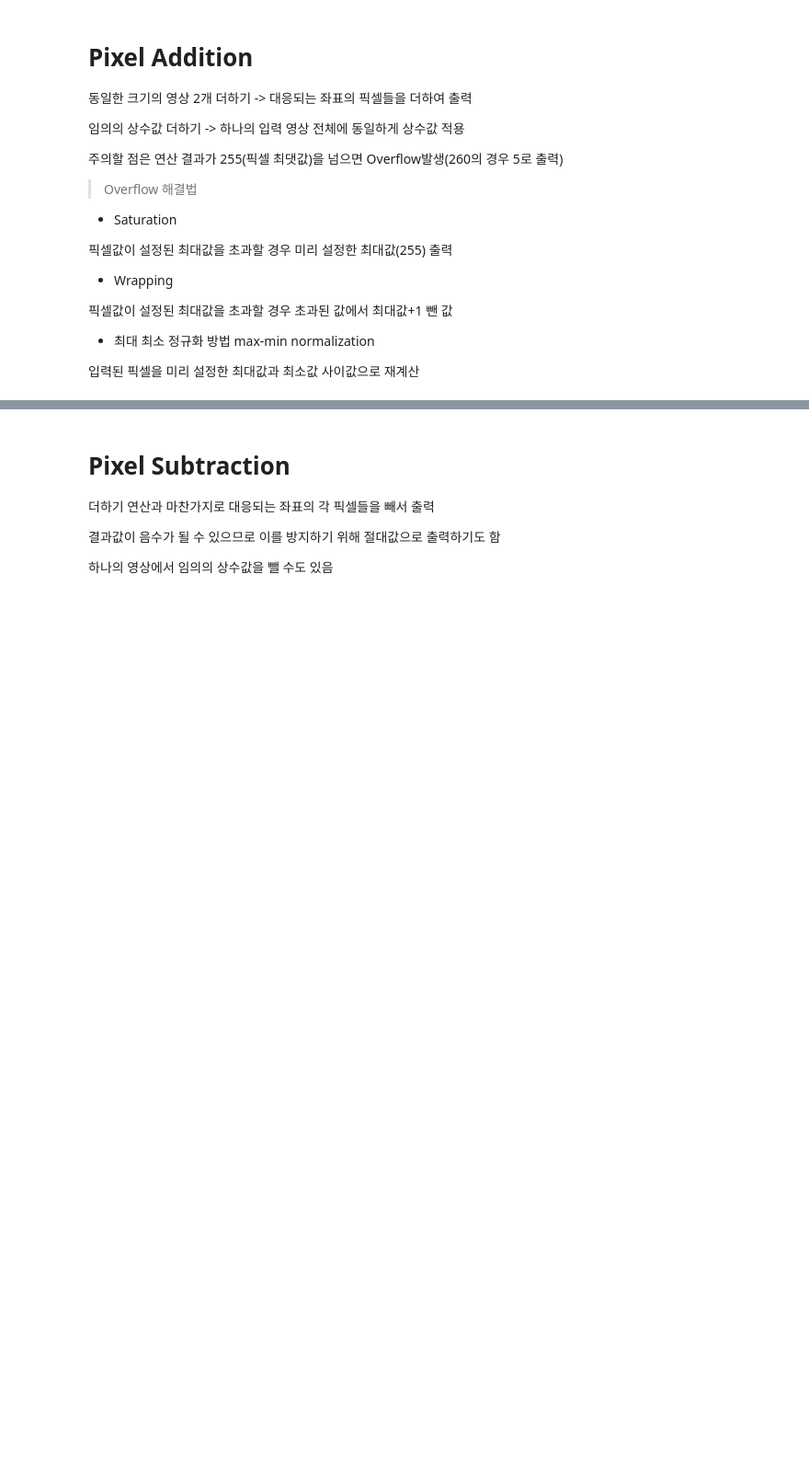
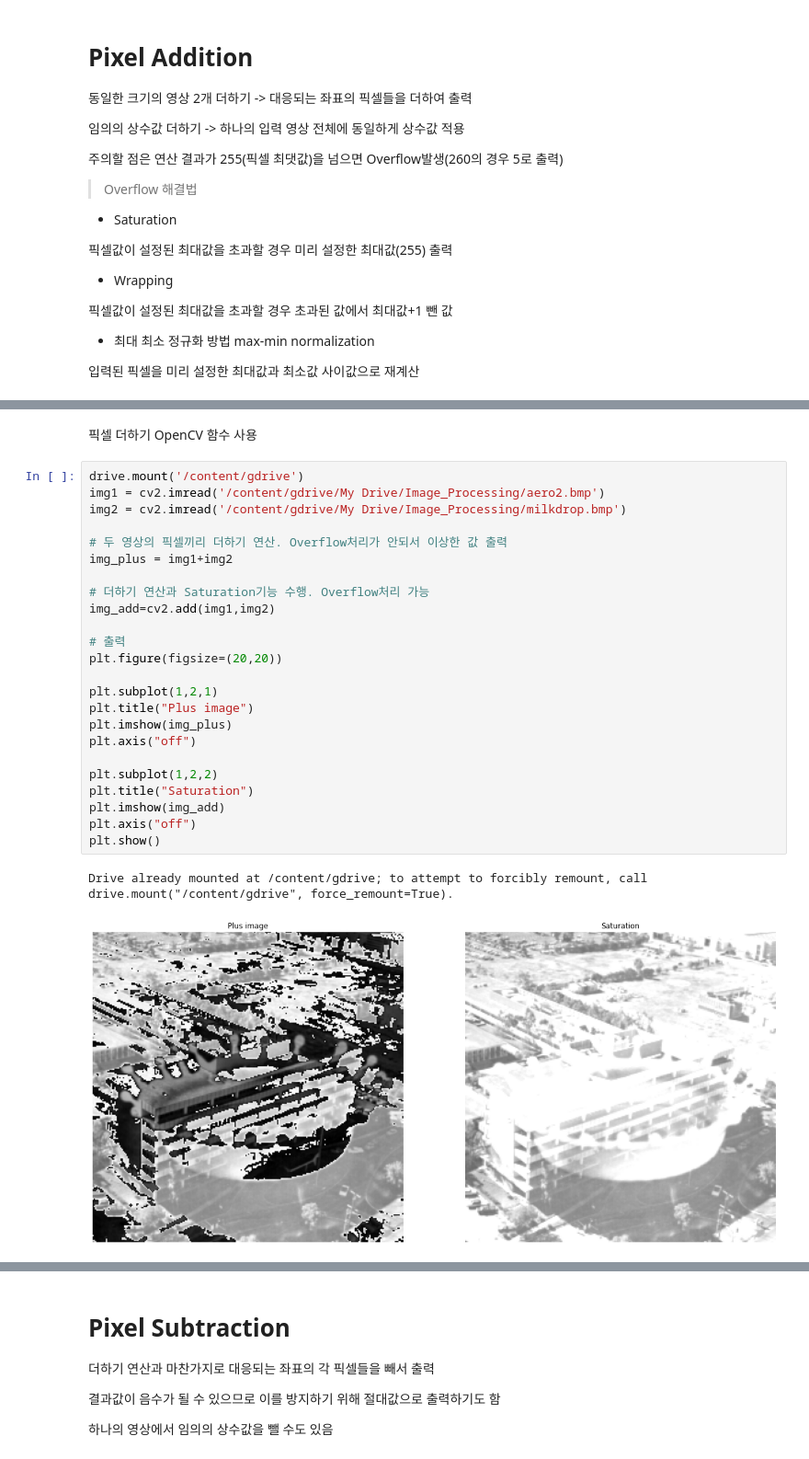
Before and after one commit to olzlt/OpenCV, a Jupyter notebook: OpenCV영상처리_03_영상의_산술_및_논리_연산.ipynb, the cells around one changed output, grey strips where cells are left out. Shown at 92% size. Cells and saved outputs as stored; diff of their text form; blank space fills up the shorter version.

```diff
--- a/OpenCV영상처리_03_영상의_산술_및_논리_연산.ipynb
+++ b/OpenCV영상처리_03_영상의_산술_및_논리_연산.ipynb
@@ -36,0 +100,29 @@ O(x,y) = f[I(x,y)]
+# %% [markdown]
+픽셀 더하기 OpenCV 함수 사용
+# %%
+drive.mount('/content/gdrive')
+img1 = cv2.imread('/content/gdrive/My Drive/Image_Processing/aero2.bmp')
+img2 = cv2.imread('/content/gdrive/My Drive/Image_Processing/milkdrop.bmp')
+
+# 두 영상의 픽셀끼리 더하기 연산. Overflow처리가 안되서 이상한 값 출력
+img_plus = img1+img2
+
+# 더하기 연산과 Saturation기능 수행. Overflow처리 가능
+img_add=cv2.add(img1,img2)
+
+# 출력
+plt.figure(figsize=(20,20))
+
+plt.subplot(1,2,1)
+plt.title("Plus image")
+plt.imshow(img_plus)
+plt.axis("off")
+
+plt.subplot(1,2,2)
+plt.title("Saturation")
+plt.imshow(img_add)
+plt.axis("off")
+plt.show()
+# %% [output]
+Drive already mounted at /content/gdrive; to attempt to forcibly remount, call drive.mount("/content/gdrive", force_remount=True).
+[figure, added]
```
Also changed, not shown: parts of 12 cells of this notebook.
